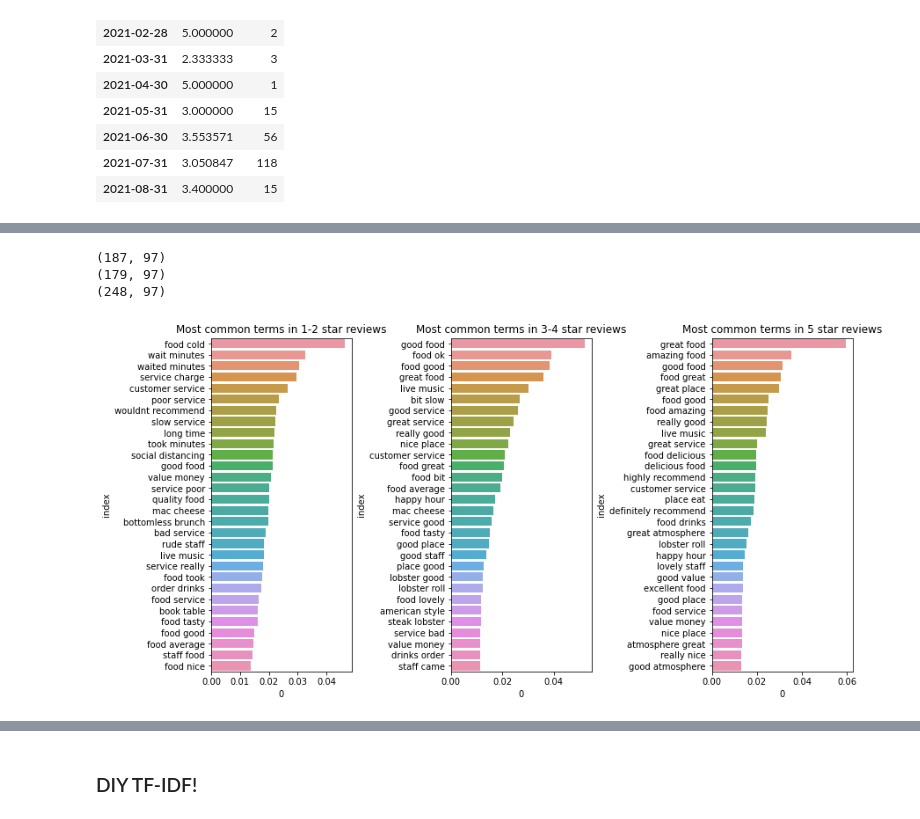
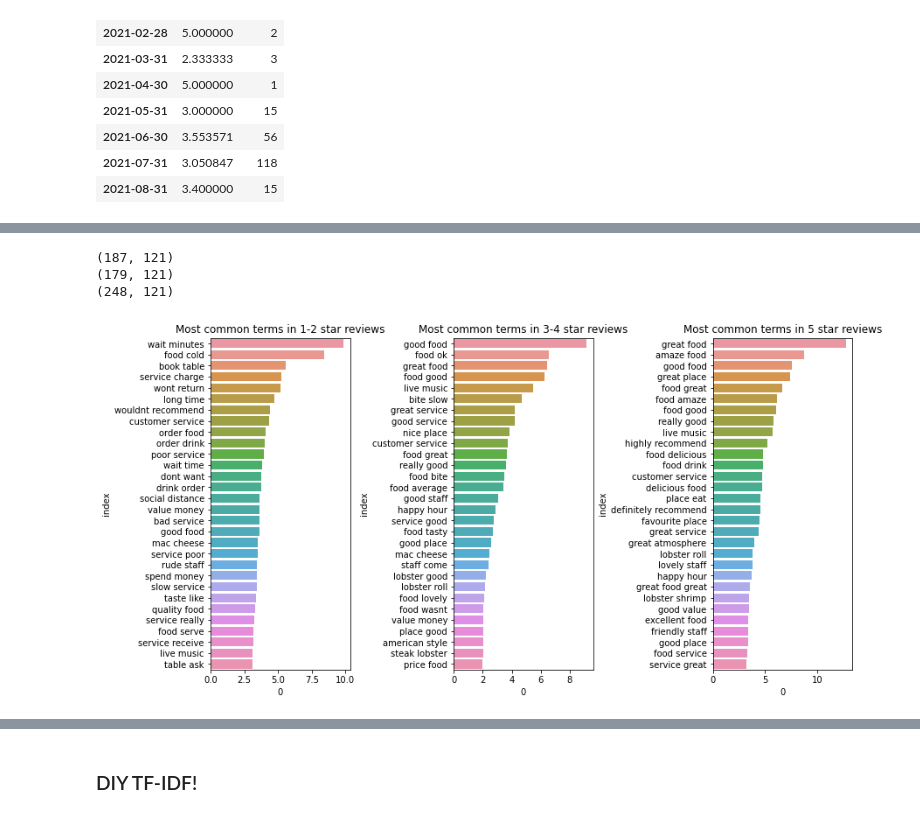
Before and after one commit to jack-cook-repo/reviews-tool, a Jupyter notebook: notebooks/Big Easy CW Reviews (Google cleaned data).ipynb, the cells around one changed output, grey strips where cells are left out. Drawn from its saved outputs; the diff is of its cells as text; code cells hidden in the pictures.

```diff
--- a/notebooks/Big Easy CW Reviews (Google cleaned data).ipynb
+++ b/notebooks/Big Easy CW Reviews (Google cleaned data).ipynb
@@ -110,7 +109,7 @@ for i in range(3):
     print(df_filt.shape)
 
     # Set up vectorizer
-    C = CountVectorizer(ngram_range=(1,1),
+    C = CountVectorizer(ngram_range=(1,3),
                         max_df=1.0,
                         min_df=10,
                         stop_words='english')
@@ -121,8 +120,6 @@ for i in range(3):
     # Set up dataframe
     df_res = pd.DataFrame(data=res.todense(),
                           columns=C.get_feature_names())
-
-
     # Turn into plottable format
     df_plot = df_res.T.apply(lambda row: np.sum(row), axis=1).sort_values(ascending=False).reset_index()
 
@@ -160,9 +190,11 @@ review_buckets = {0: [1, 2],
                   2: [5, 5]}
 
 # Set up vectorizer
-T = TfidfVectorizer(ngram_range=(2,2),
-                    max_df=0.5,
+T = TfidfVectorizer(ngram_range=(2,3),
+                    max_df=0.3,
                     min_df=5,
+                    binary=True,
+                    sublinear_tf=True,
                     stop_words='english')
 
 # Strip 'big easy' and 'canary wharf'
@@ -173,35 +205,35 @@ res = T.fit_transform(df_big_easy_clean['review_tfidf'])
 
 # Set up dataframe
 df_res = pd.DataFrame(data=res.todense(),
                       columns=T.get_feature_names())
 
 for i in range(3):
 
     # Get review bucket
     rev_min, rev_max = review_buckets[i]
 
     # Filter for certain reviews
     df_res_filt = df_res[[r <= rev_max and r >= rev_min for r in df_big_easy_clean['reviewRating']]].copy(deep=True)
     print(df_res_filt.shape)
 
     # Turn into plottable format
-    df_plot = df_res_filt.T.apply(lambda row: np.mean(row), axis=1).sort_values(ascending=False).reset_index()[:30]
+    df_plot = df_res_filt.T.sum(axis=1).sort_values(ascending=False).reset_index()[:30]
 
     # Plot
     sns.barplot(data=df_plot,
                 # When you use reset_index() on a series, you end up with index and 0 as column names
                 x=0,
                 y='index',
                 ax=axs[i])
 
     if rev_min == rev_max:
         title_stars = f'{rev_min} star'
     else:
         title_stars = f'{rev_min}-{rev_max} star'
 
     axs[i].set_title(f'Most common terms in {title_stars} reviews')
 # %% [output]
-(187, 97)
-(179, 97)
-(248, 97)
+(187, 121)
+(179, 121)
+(248, 121)
-[figure, old version]
+[figure, new version]
```
Also changed, not shown: parts of 20 cells of this notebook, 3 other files.
